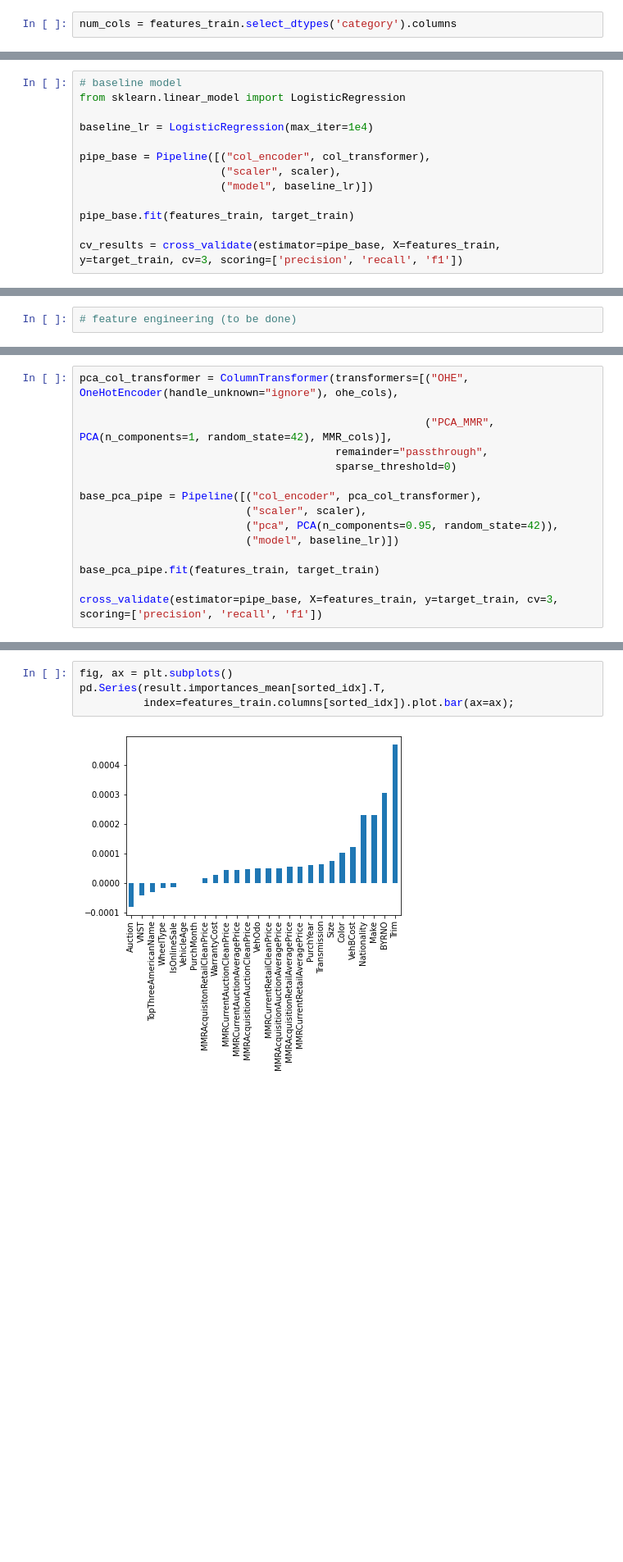
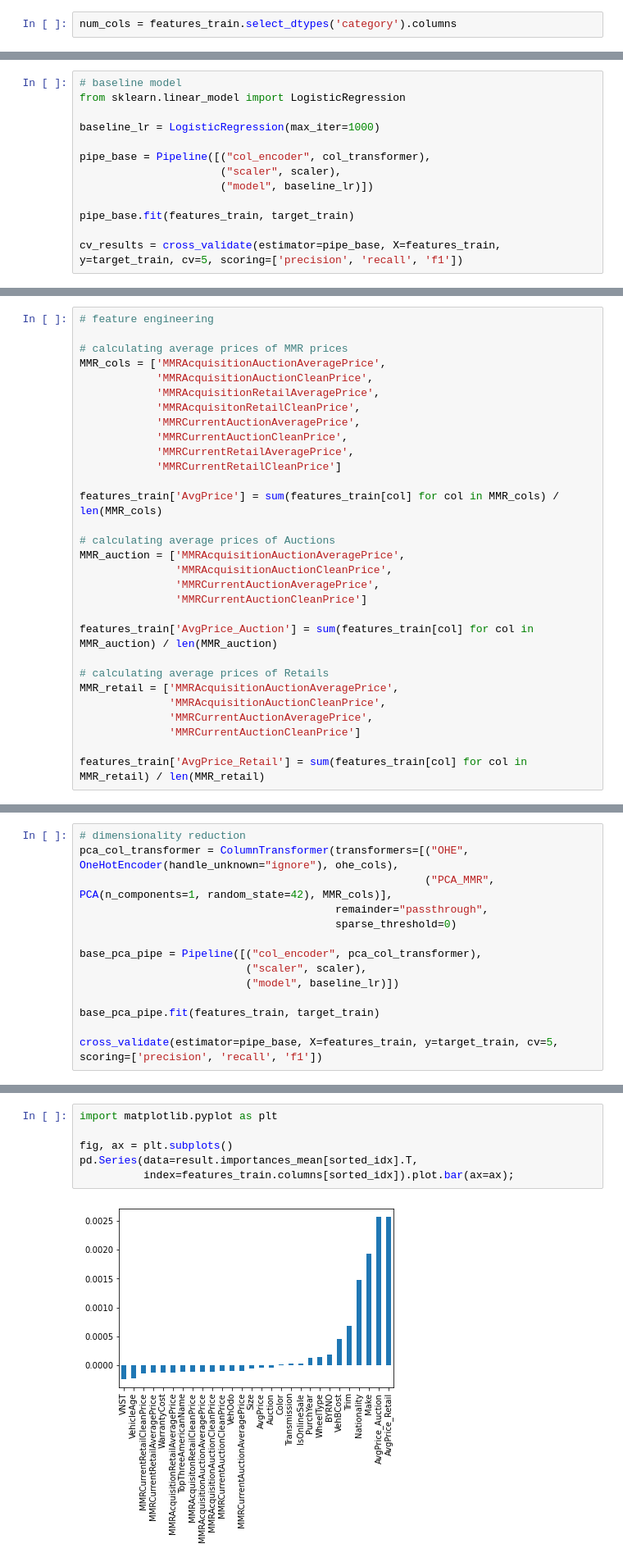
Before and after one commit to d-kleine/cars_badbuys, a Jupyter notebook: 1_modeling.ipynb, the cells around one changed output, grey strips where cells are left out. Shown at 82% size. Saved outputs shown, nothing was run; the diff lists cells and outputs as text; blank space fills up the shorter version.

Commit message:
finished showcase project at raw state

```diff
--- a/1_modeling.ipynb
+++ b/1_modeling.ipynb
@@ -141,7 +143,7 @@ scaler = StandardScaler()
 # baseline model
 from sklearn.linear_model import LogisticRegression
 
-baseline_lr = LogisticRegression(max_iter=1e4)
+baseline_lr = LogisticRegression(max_iter=1000)
 
 pipe_base = Pipeline([("col_encoder", col_transformer),
                       ("scaler", scaler),
@@ -149,7 +151,7 @@ pipe_base = Pipeline([("col_encoder", col_transformer),
 
 pipe_base.fit(features_train, target_train)
 
-cv_results = cross_validate(estimator=pipe_base, X=features_train, y=target_train, cv=3, scoring=['precision', 'recall', 'f1'])
+cv_results = cross_validate(estimator=pipe_base, X=features_train, y=target_train, cv=5, scoring=['precision', 'recall', 'f1'])
 # %%
 cv_results
 # %% [output]
@@ -169,2 +171,30 @@ f1:  0.016198771960864566
 # %%
-# feature engineering (to be done)
+# feature engineering
+
+# calculating average prices of MMR prices
+MMR_cols = ['MMRAcquisitionAuctionAveragePrice',
+            'MMRAcquisitionAuctionCleanPrice',
+            'MMRAcquisitionRetailAveragePrice',
+            'MMRAcquisitonRetailCleanPrice',
+            'MMRCurrentAuctionAveragePrice',
+            'MMRCurrentAuctionCleanPrice',
+            'MMRCurrentRetailAveragePrice',
+            'MMRCurrentRetailCleanPrice']
+
+features_train['AvgPrice'] = sum(features_train[col] for col in MMR_cols) / len(MMR_cols)
+
+# calculating average prices of Auctions
+MMR_auction = ['MMRAcquisitionAuctionAveragePrice',
+               'MMRAcquisitionAuctionCleanPrice',
+               'MMRCurrentAuctionAveragePrice',
+               'MMRCurrentAuctionCleanPrice']
+
+features_train['AvgPrice_Auction'] = sum(features_train[col] for col in MMR_auction) / len(MMR_auction)
+
+# calculating average prices of Retails
+MMR_retail = ['MMRAcquisitionAuctionAveragePrice',
+              'MMRAcquisitionAuctionCleanPrice',
+              'MMRCurrentAuctionAveragePrice',
+              'MMRCurrentAuctionCleanPrice']
+
+features_train['AvgPrice_Retail'] = sum(features_train[col] for col in MMR_retail) / len(MMR_retail)
@@ -180,16 +275,15 @@ MMR_cols = ['MMRAcquisitionAuctionAveragePrice',
 # %%
+# dimensionality reduction
 pca_col_transformer = ColumnTransformer(transformers=[("OHE", OneHotEncoder(handle_unknown="ignore"), ohe_cols),
-
                                                       ("PCA_MMR", PCA(n_components=1, random_state=42), MMR_cols)],
                                         remainder="passthrough",
                                         sparse_threshold=0)
 
 base_pca_pipe = Pipeline([("col_encoder", pca_col_transformer),
                           ("scaler", scaler),
-                          ("pca", PCA(n_components=0.95, random_state=42)),
                           ("model", baseline_lr)])
 
 base_pca_pipe.fit(features_train, target_train)
 
-cross_validate(estimator=pipe_base, X=features_train, y=target_train, cv=3, scoring=['precision', 'recall', 'f1'])
+cross_validate(estimator=pipe_base, X=features_train, y=target_train, cv=5, scoring=['precision', 'recall', 'f1'])
 # %% [output]
@@ -211,8 +305,10 @@ f1:  0.016198771960864566
 result = permutation_importance(base_pca_pipe, features_train, target_train, random_state=42)
 sorted_idx = result.importances_mean.argsort()
 # %%
+import matplotlib.pyplot as plt
+
 fig, ax = plt.subplots()
-pd.Series(result.importances_mean[sorted_idx].T,
+pd.Series(data=result.importances_mean[sorted_idx].T,
           index=features_train.columns[sorted_idx]).plot.bar(ax=ax);
 # %% [output]
-[figure, old version]
+[figure, new version]
```
Also changed, not shown: parts of 45 cells of this notebook, 3 other files.
